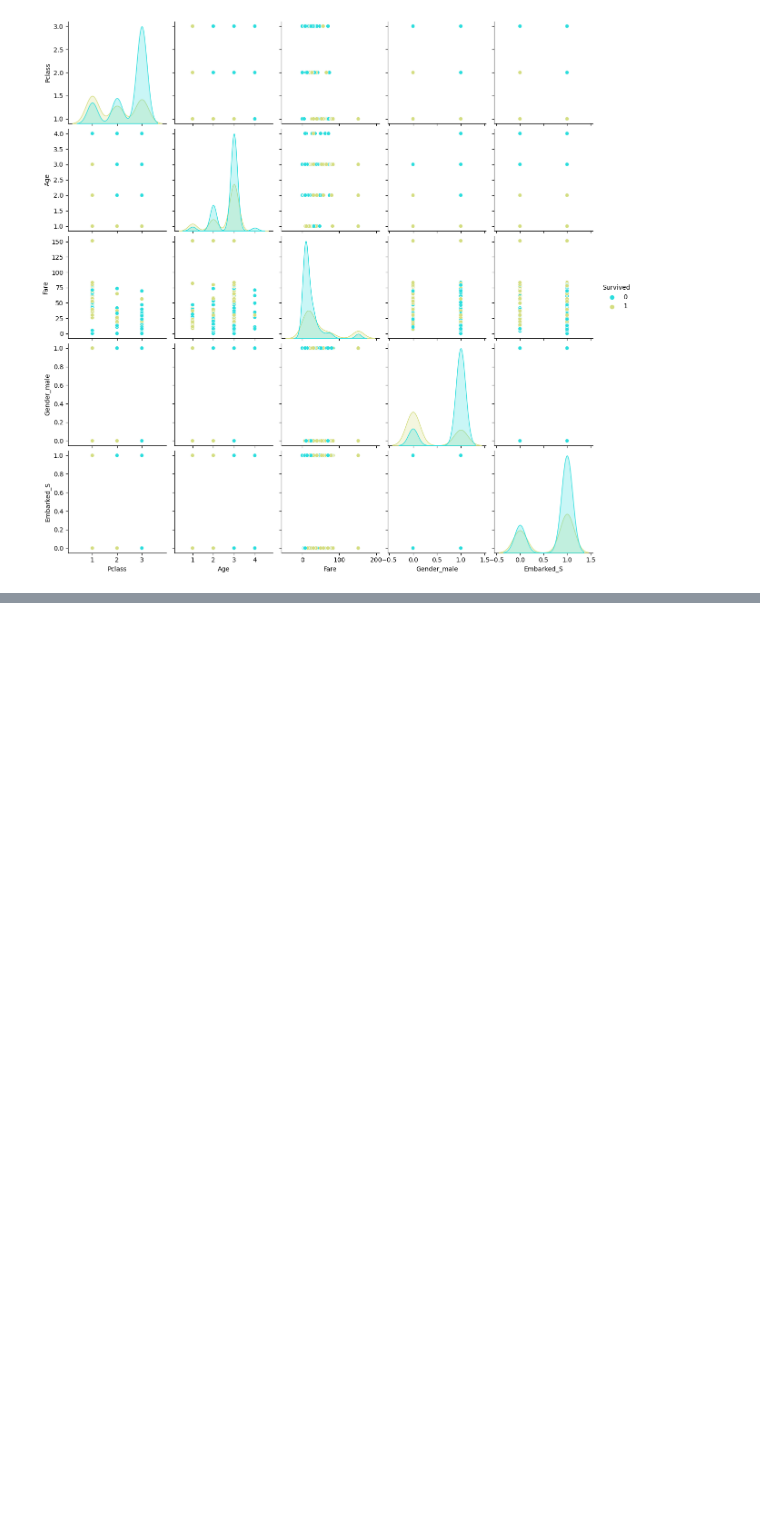
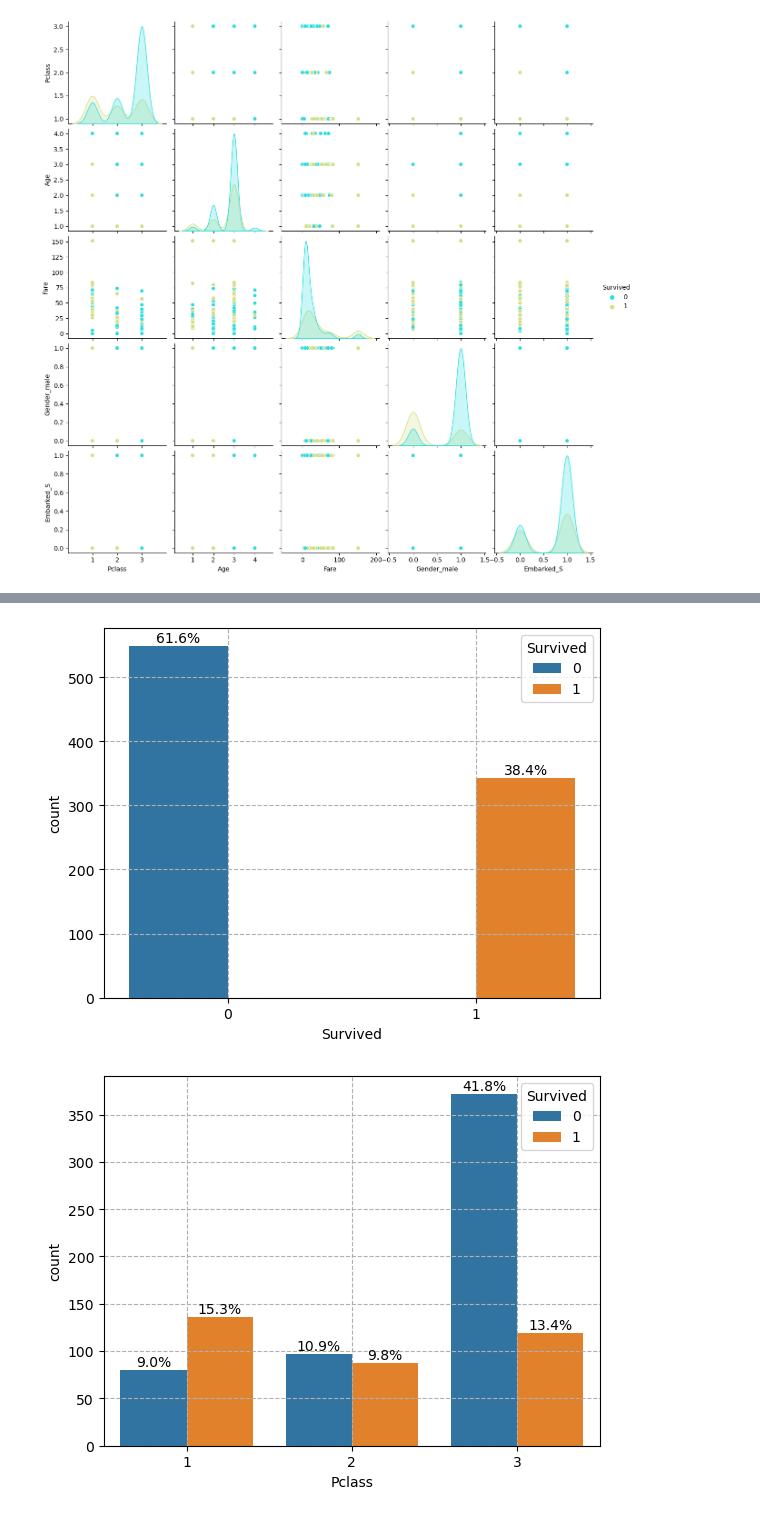
Before and after one commit to HadassaMenucha/Titanic-Final-Project, a Jupyter notebook: Titanic_FInal_Project.ipynb, the cells around one changed output, grey strips where cells are left out. Drawn from its saved outputs; the diff is of its cells as text; code cells hidden in the pictures; blank space fills up the shorter version.

```diff
--- a/Titanic_FInal_Project.ipynb
+++ b/Titanic_FInal_Project.ipynb
@@ -161,3 +161,11 @@ sns.pairplot(data,hue='Survived',palette='rainbow')
 # %% [output]
 <seaborn.axisgrid.PairGrid at 0x...>
 [figure]
+# %%
+# Dividing data into feature and target columns
+def create_feature_target(df):
+    X = df.drop("Survived", axis=1)
+    y = df["Survived"]
+    return X, y
+# %%
+X, y = create_feature_target(data)
@@ -163,0 +201,14 @@ sns.pairplot(data,hue='Survived',palette='rainbow')
+# %%
+for each in data.columns:
+    ax=sns.countplot(x=each, data=data, hue='Survived')
+    plt.grid(True, linestyle='--')
+    total = len(data)
+    for p in ax.patches:
+        percentage = f'{100 * p.get_height() / total:.1f}%\n'
+        x = p.get_x() + p.get_width() / 2
+        y = p.get_height()
+        ax.annotate(percentage, (x, y), ha='center', va='center')
+    plt.show()
+# %% [output]
+[figure, added]
+[figure, added]
```
Also changed, not shown: parts of 9 cells of this notebook.
